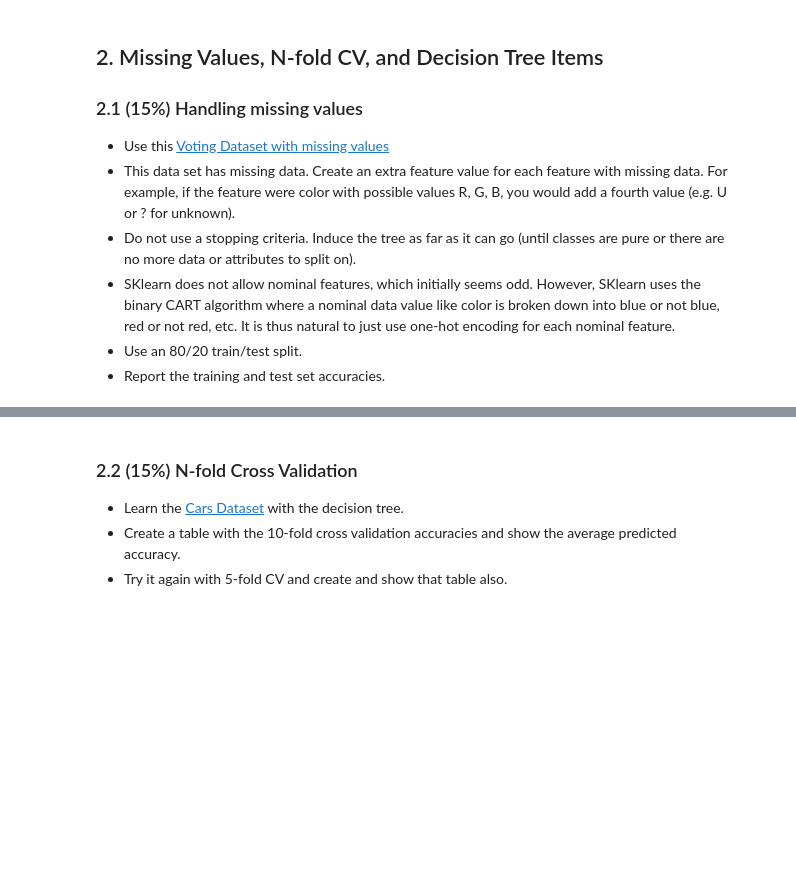
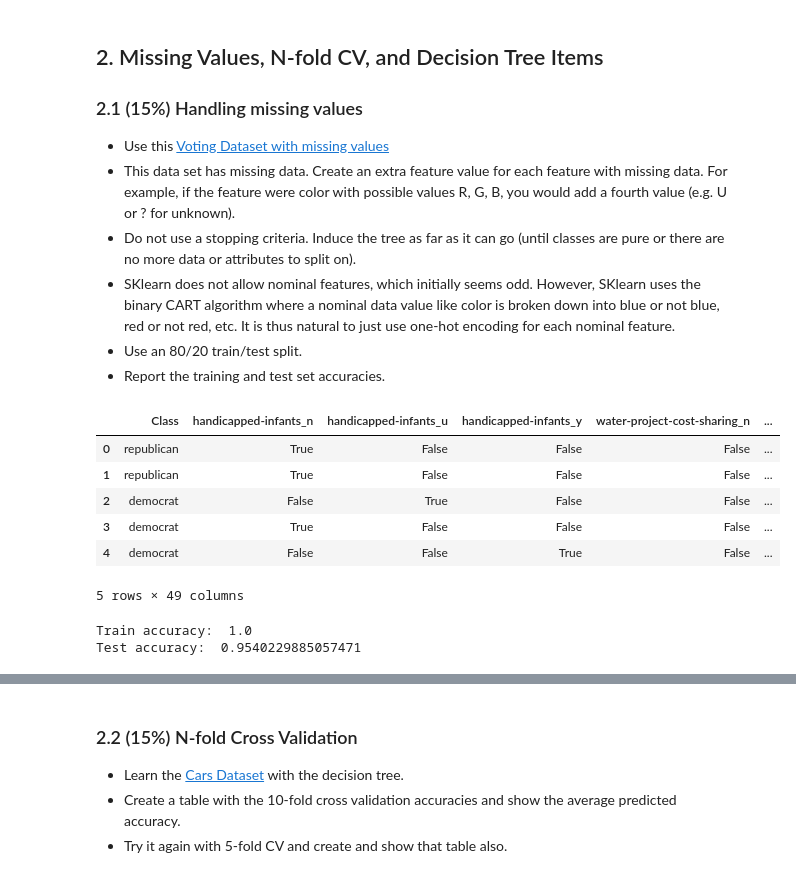
Before and after one commit to henderj/cs270-labs, a Jupyter notebook: decision_tree/Decision_Tree_Lab.ipynb, the cells around one changed output, grey strips where cells are left out. Cells and saved outputs as stored; diff of their text form; code cells hidden in the pictures; blank space fills up the shorter version.

```diff
--- a/decision_tree/Decision_Tree_Lab.ipynb
+++ b/decision_tree/Decision_Tree_Lab.ipynb
@@ -95,0 +96,19 @@ VBox(children=(Label(value='Include a general discussion about what you did/lear
+# %%
+# Learn Voting with missing values.
+voting_arff = arff.loadarff('voting_with_missing.arff')
+voting_df = pd.DataFrame(voting_arff[0])
+
+# Preprocessing
+voting_df = voting_df.apply(lambda x: x.str.decode('utf-8') if x.dtype == 'object' else x)
+voting_df = voting_df.replace('?', 'u')
+voting_df = pd.get_dummies(voting_df, columns=voting_df.columns[:-1])
+
+voting_df.head()
+# %% [output]
+|  | Class | handicapped-infants_n | handicapped-infants_u | handicapped-infants_y | water-project-cost-sharing_n | ... |
+| 0 | republican | True | False | False | False | ... |
+| 1 | republican | True | False | False | False | ... |
+| 2 | democrat | False | True | False | False | ... |
+| 3 | democrat | True | False | False | False | ... |
+| 4 | democrat | False | False | True | False | ... |
+5 rows × 49 columns
@@ -96,3 +119,12 @@ VBox(children=(Label(value='Include a general discussion about what you did/lear
+# %%
+clf = DecisionTreeClassifier()
+clf.fit(X_train, y_train)
+
+print("Train accuracy: ", clf.score(X_train, y_train))
+print("Test accuracy: ", clf.score(X_test, y_test))
+# %% [output]
+Train accuracy:  1.0
+Test accuracy:  0.9540229885057471
 # %%
 # @title 2.1 Discussion { display-mode: "form" }
 # PLEASE DO NOT ALTER THIS CODE
```
Also changed, not shown: parts of 4 cells of this notebook.
